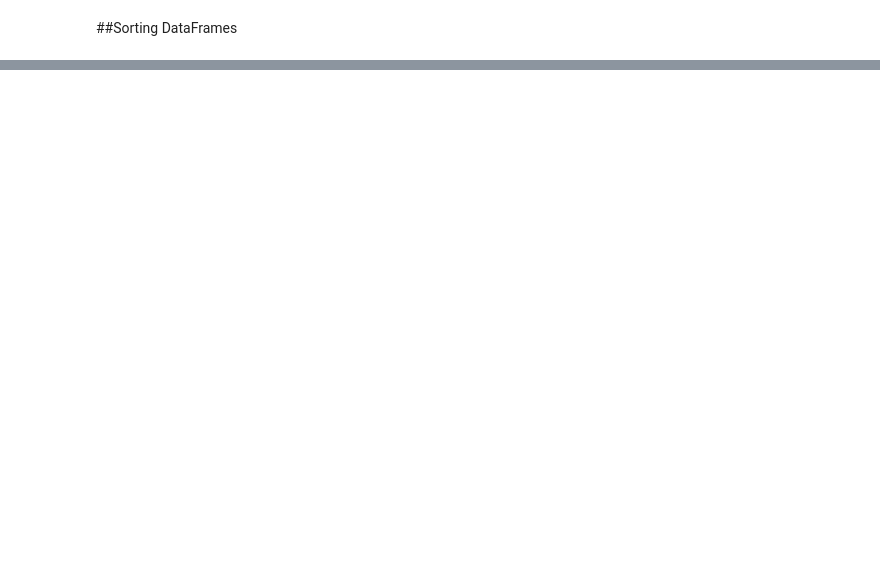
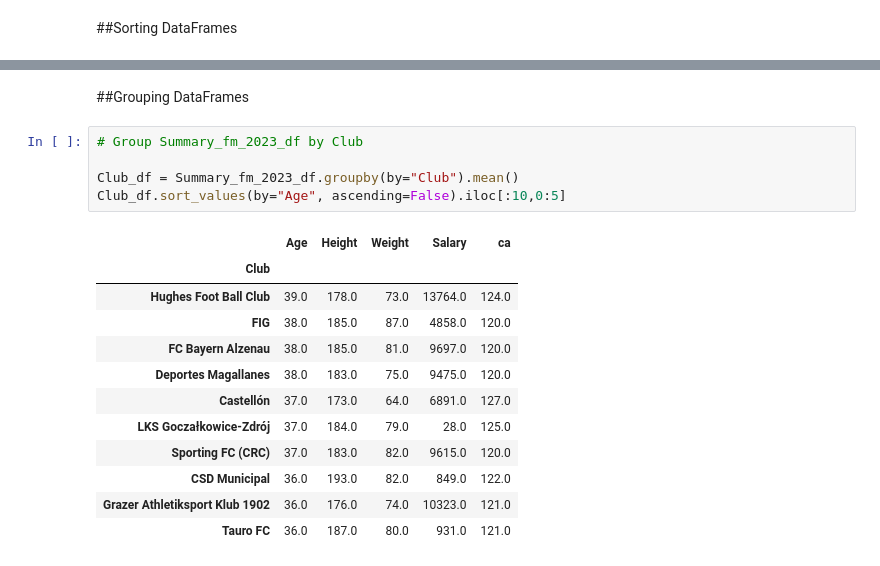
Before and after one commit to RobertCurley/UCDPA_RobertCurley, a Jupyter notebook: UCDPA_RobertCurley.ipynb, the cells around one changed output, grey strips where cells are left out. Drawn from its saved outputs; the diff is of its cells as text; blank space fills up the shorter version.

```diff
--- a/UCDPA_RobertCurley.ipynb
+++ b/UCDPA_RobertCurley.ipynb
@@ -251,0 +269,20 @@ scoring_fm_2023_df.sort_values(by='Finishing', ascending=False).iloc[:6,:]
+# %% [markdown]
+##Grouping DataFrames
+# %%
+# Group Summary_fm_2023_df by Club
+
+Club_df = Summary_fm_2023_df.groupby(by="Club").mean()
+Club_df.sort_values(by="Age", ascending=False).iloc[:10,0:5]
+# %% [output]
+|  | Age | Height | Weight | Salary | ca |
+| Club |  |  |  |  |  |
+| Hughes Foot Ball Club | 39.0 | 178.0 | 73.0 | 13764.0 | 124.0 |
+| FIG | 38.0 | 185.0 | 87.0 | 4858.0 | 120.0 |
+| FC Bayern Alzenau | 38.0 | 185.0 | 81.0 | 9697.0 | 120.0 |
+| Deportes Magallanes | 38.0 | 183.0 | 75.0 | 9475.0 | 120.0 |
+| Castellón | 37.0 | 173.0 | 64.0 | 6891.0 | 127.0 |
+| LKS Goczałkowice-Zdrój | 37.0 | 184.0 | 79.0 | 28.0 | 125.0 |
+| Sporting FC (CRC) | 37.0 | 183.0 | 82.0 | 9615.0 | 120.0 |
+| CSD Municipal | 36.0 | 193.0 | 82.0 | 849.0 | 122.0 |
+| Grazer Athletiksport Klub 1902 | 36.0 | 176.0 | 74.0 | 10323.0 | 121.0 |
+| Tauro FC | 36.0 | 187.0 | 80.0 | 931.0 | 121.0 |
```
Also changed, not shown: parts of 14 cells of this notebook.
